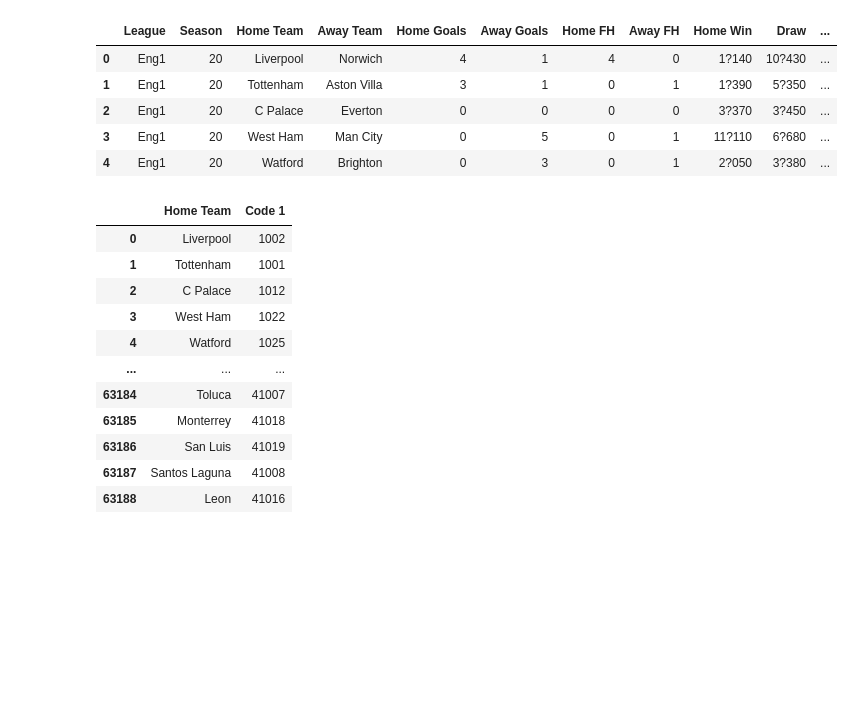
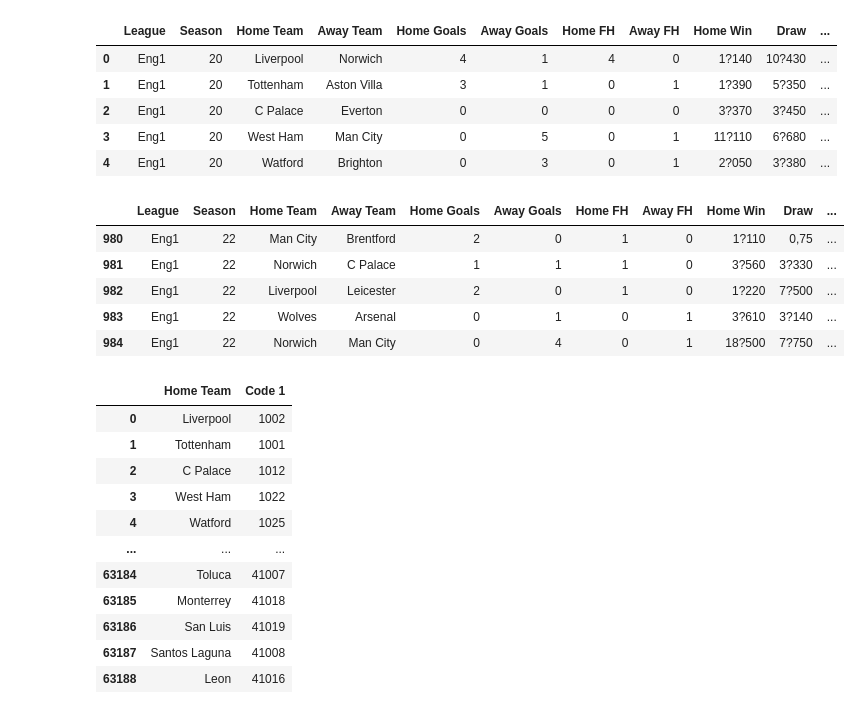
Before and after one commit to TokyC/Orchestration-ML, a Jupyter notebook: notebooks/DEA_global_deforestation.ipynb, the cells around one changed output. Cells and saved outputs as stored; diff of their text form; code cells hidden in the pictures; blank space fills up the shorter version.

```diff
--- a/notebooks/DEA_global_deforestation.ipynb
+++ b/notebooks/DEA_global_deforestation.ipynb
@@ -19,6 +19,15 @@ display(df.head())
 | 2 | Eng1 | 20 | C Palace | Everton | 0 | 0 | 0 | 0 | 3?370 | 3?450 | ... |
 | 3 | Eng1 | 20 | West Ham | Man City | 0 | 5 | 0 | 1 | 11?110 | 6?680 | ... |
 | 4 | Eng1 | 20 | Watford | Brighton | 0 | 3 | 0 | 1 | 2?050 | 3?380 | ... |
+# %%
+df.iloc[980:985]
+# %% [output]
+|  | League | Season | Home Team | Away Team | Home Goals | Away Goals | Home FH | Away FH | Home Win | Draw | ... |
+| 980 | Eng1 | 22 | Man City | Brentford | 2 | 0 | 1 | 0 | 1?110 | 0,75 | ... |
+| 981 | Eng1 | 22 | Norwich | C Palace | 1 | 1 | 1 | 0 | 3?560 | 3?330 | ... |
+| 982 | Eng1 | 22 | Liverpool | Leicester | 2 | 0 | 1 | 0 | 1?220 | 7?500 | ... |
+| 983 | Eng1 | 22 | Wolves | Arsenal | 0 | 1 | 0 | 1 | 3?610 | 3?140 | ... |
+| 984 | Eng1 | 22 | Norwich | Man City | 0 | 4 | 0 | 1 | 18?500 | 7?750 | ... |
 # %%
 df_code = df[['Home Team', 'Code 1']]
 df_code
```
Also changed, not shown: parts of 12 cells of this notebook, 10 other files.
